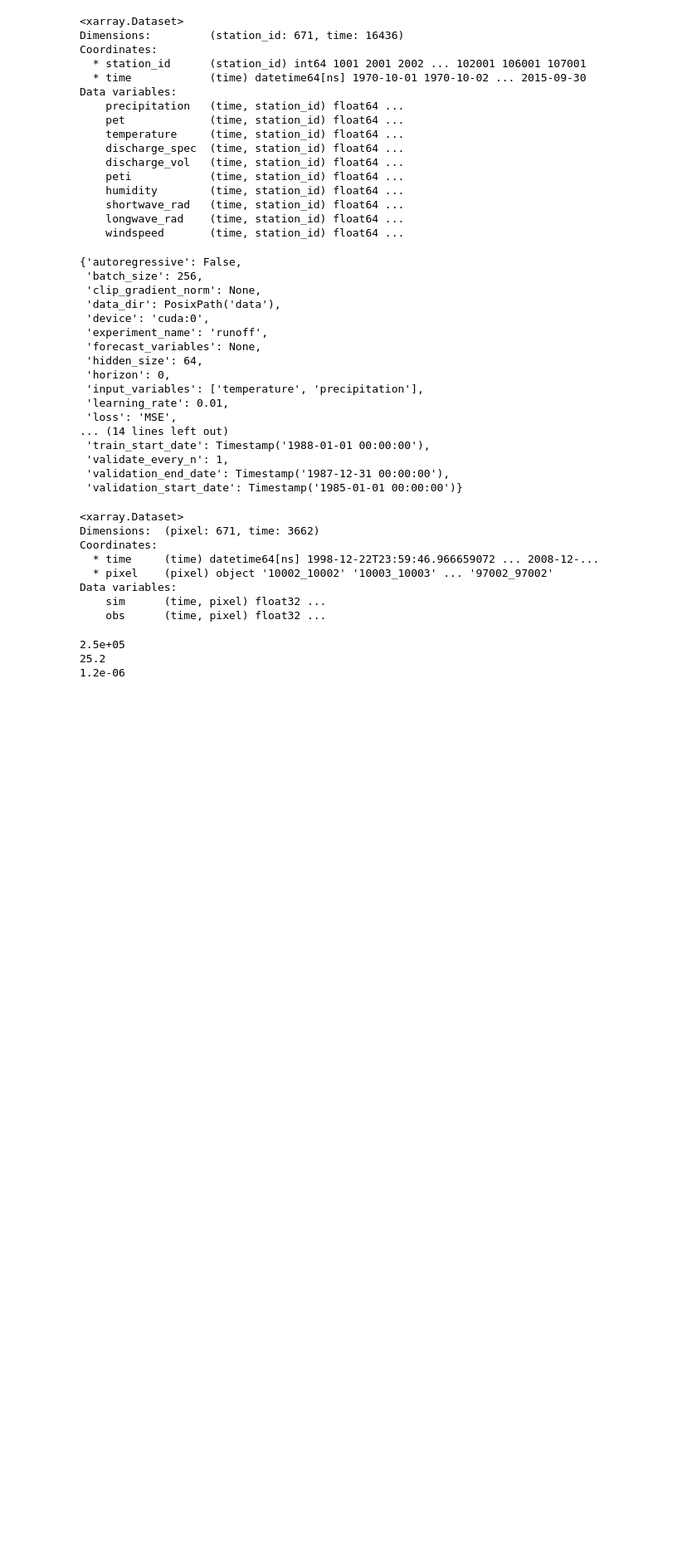
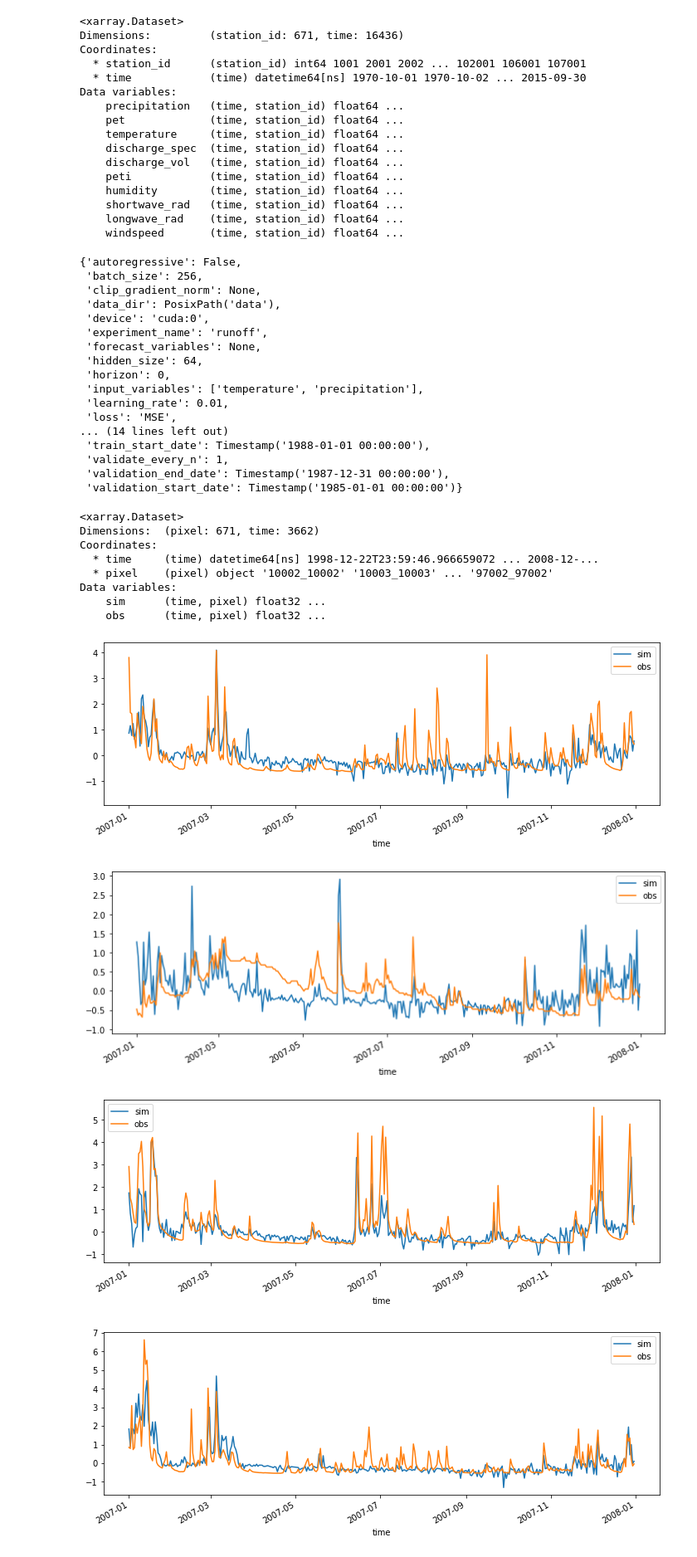
Before and after one commit to tommylees112/spatio_temporal, a Jupyter notebook: notebooks/runoff_example.ipynb, the cells around one changed output. Shown at 83% size. Saved outputs shown, nothing was run; the diff lists cells and outputs as text; code cells hidden in the pictures; blank space fills up the shorter version.

```diff
--- a/notebooks/runoff_example.ipynb
+++ b/notebooks/runoff_example.ipynb
@@ -82,14 +82,13 @@ Coordinates:
 Data variables:
     sim      (time, pixel) float32 ...
     obs      (time, pixel) float32 ...
-# %%
-num = 8400 * 30
-n_changes = num / 10_000
-final_lr = 0.01 * (0.7 ** n_changes)
-print(f"{num:.1e}")
-print(f"{n_changes}")
-print(f"{final_lr:.1e}")
-# %% [output]
-2.5e+05
-25.2
-1.2e-06
+# %%
+for i in range(5):
+    f, ax = plt.subplots(figsize=(12, 4))
+    pixel = np.random.choice(preds.pixel.values)
+    preds.sel(time="2007", pixel=pixel).to_dataframe().plot(ax=ax)
+# %% [output]
+[figure, added]
+[figure, added]
+[figure, added]
+[figure, added]
```
Also changed, not shown: parts of 3 cells of this notebook, 1 other file.
